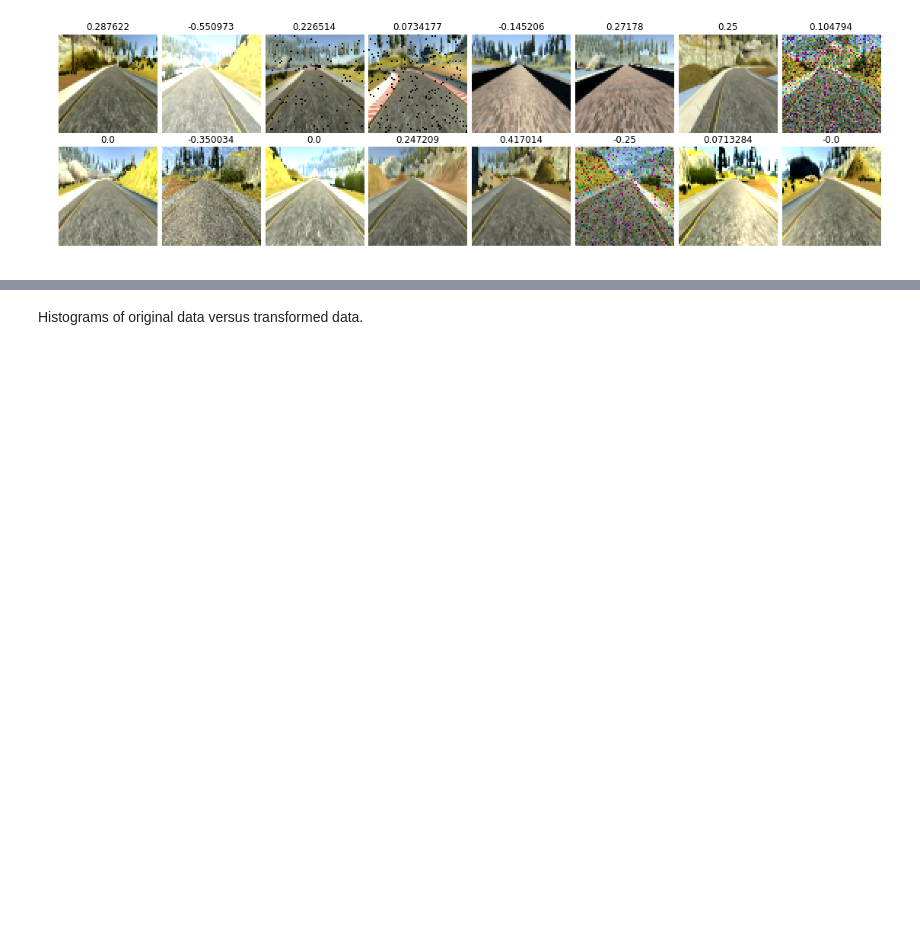
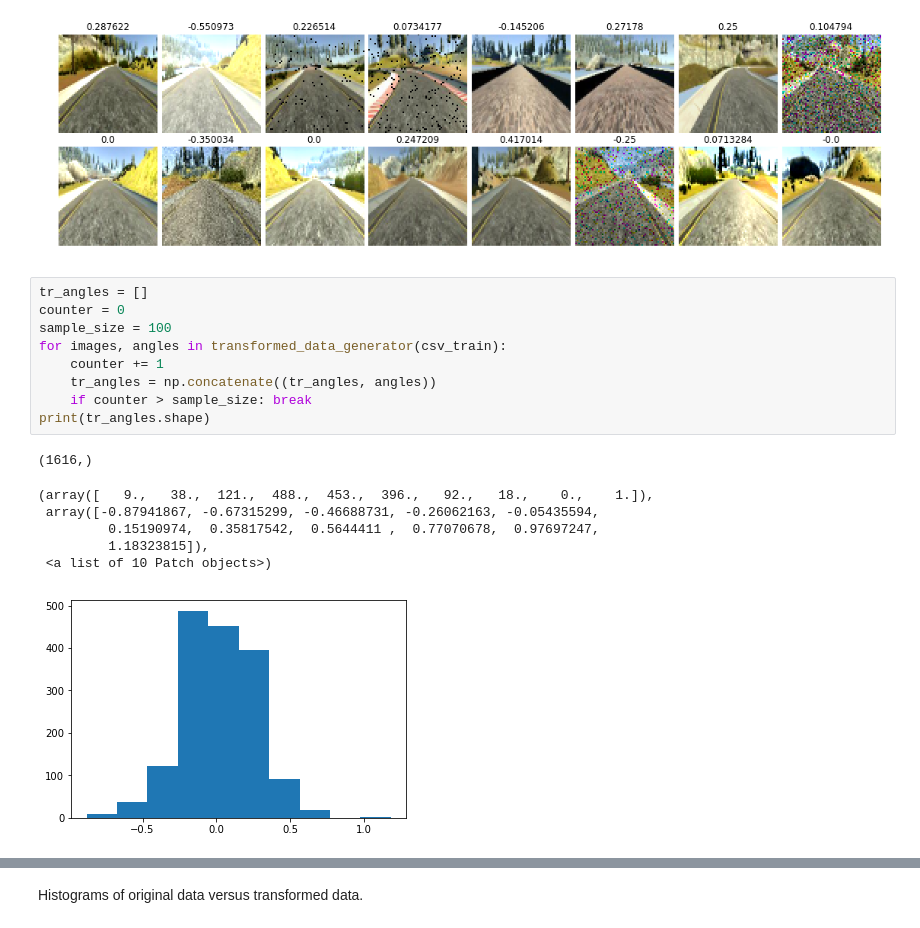
Before and after one commit to raulsolera/CarND-Behavioral-Cloning-P3, a Jupyter notebook: model_training.ipynb, the cells around one changed output, grey strips where cells are left out. Drawn from its saved outputs; the diff is of its cells as text; blank space fills up the shorter version.

```diff
--- a/model_training.ipynb
+++ b/model_training.ipynb
@@ -229,3 +229,20 @@ for image, angle in zip(tr_images, tr_angles):
     imgplt.set_title(angle)
 # %% [output]
 [figure]
+# %%
+tr_angles = []
+counter = 0
+sample_size = 100
+for images, angles in transformed_data_generator(csv_train):
+    counter += 1
+    tr_angles = np.concatenate((tr_angles, angles))
+    if counter > sample_size: break
+print(tr_angles.shape)
+# %% [output]
+(1616,)
+(array([   9.,   38.,  121.,  488.,  453.,  396.,   92.,   18.,    0.,    1.]),
+ array([-0.87941867, -0.67315299, -0.46688731, -0.26062163, -0.05435594,
+         0.15190974,  0.35817542,  0.5644411 ,  0.77070678,  0.97697247,
+         1.18323815]),
+ <a list of 10 Patch objects>)
+[figure, added]
```
Also changed, not shown: parts of 2 cells of this notebook, 2 other files.
